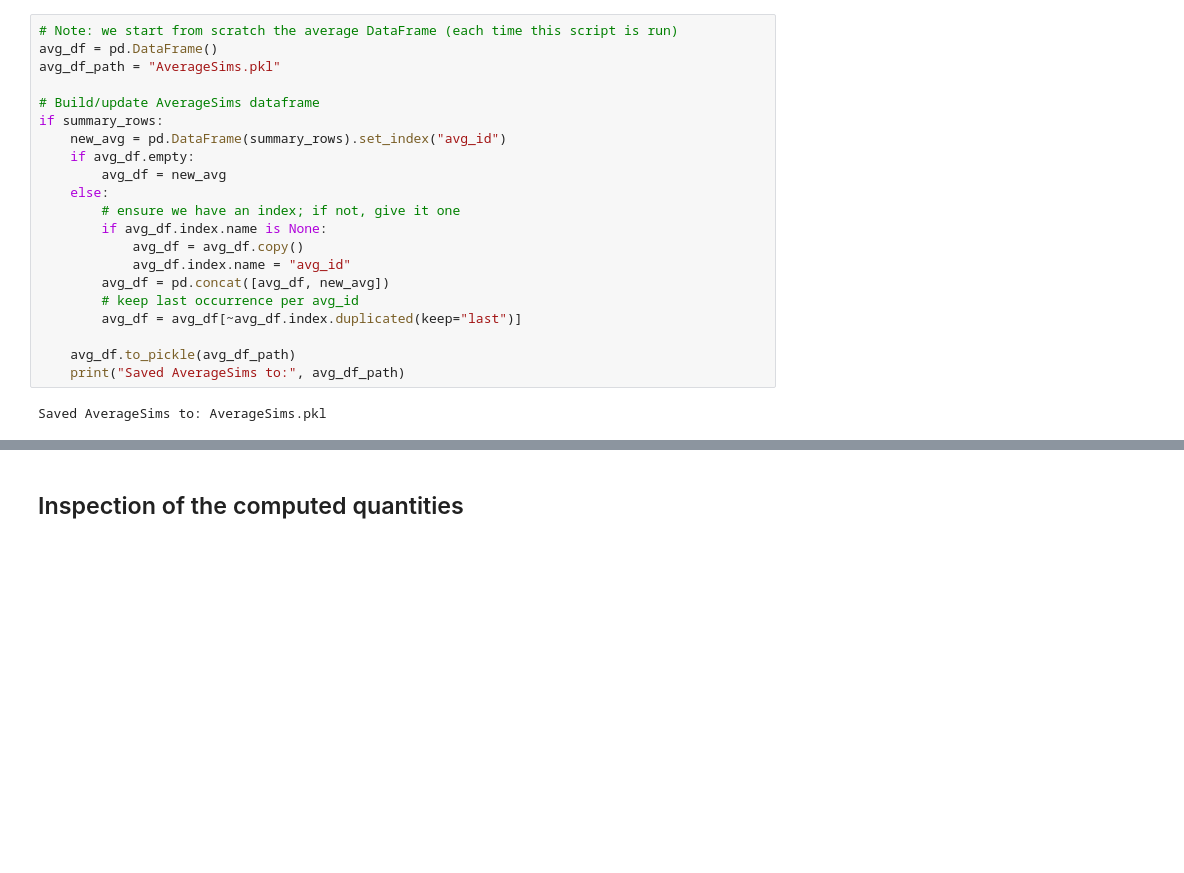
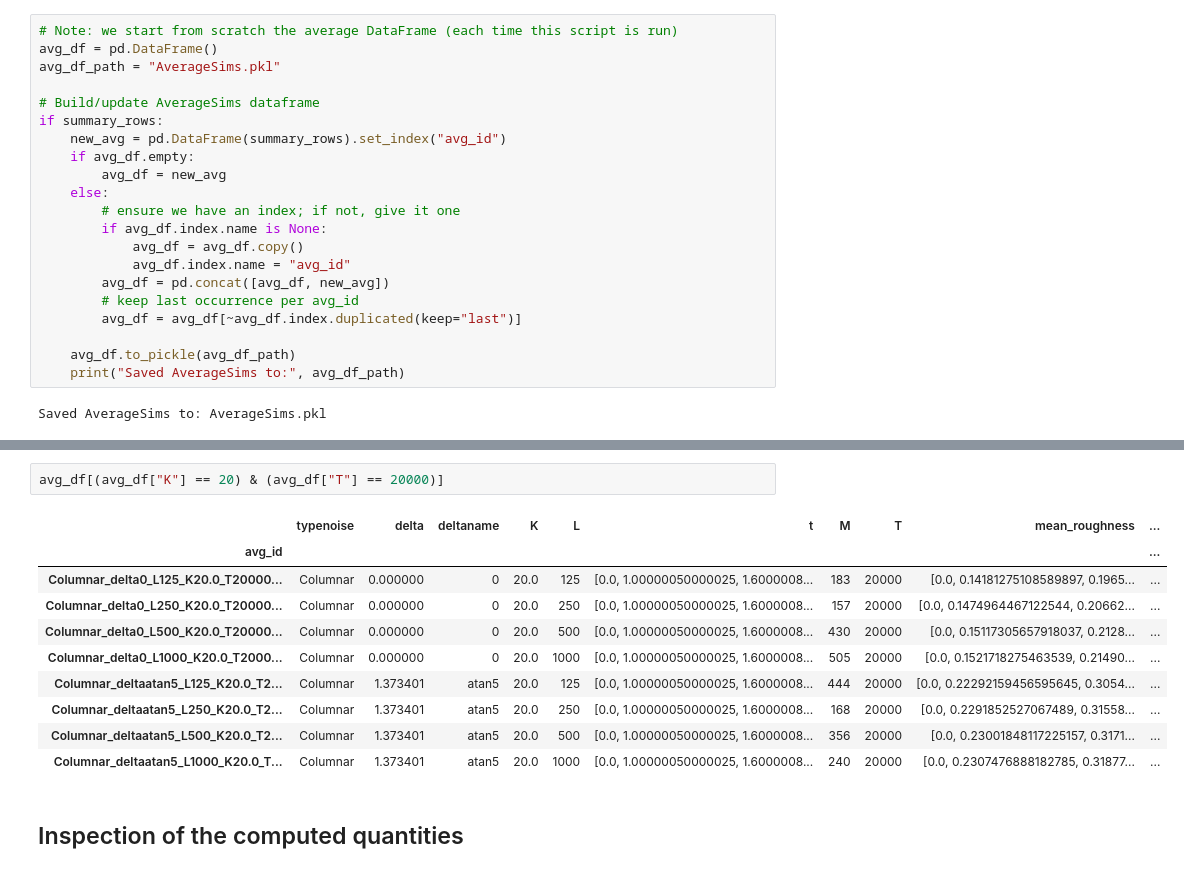
Before and after one commit to goznalo-git/RoughKuramoto, a Jupyter notebook: 2-Roughness.ipynb, the cells around one changed output, grey strips where cells are left out. Cells and saved outputs as stored; diff of their text form; blank space fills up the shorter version.

```diff
--- a/2-Roughness.ipynb
+++ b/2-Roughness.ipynb
@@ -171,3 +169,16 @@ avg_df
+# %%
+avg_df[(avg_df["K"] == 20) & (avg_df["T"] == 20000)]
+# %% [output]
+|  | typenoise | delta | deltaname | K | L | t | M | T | mean_roughness | ... |
+| avg_id |  |  |  |  |  |  |  |  |  | ... |
+| Columnar_delta0_L125_K20.0_T20000... | Columnar | 0.000000 | 0 | 20.0 | 125 | [0.0, 1.00000050000025, 1.6000008... | 183 | 20000 | [0.0, 0.14181275108589897, 0.1965... | ... |
+| Columnar_delta0_L250_K20.0_T20000... | Columnar | 0.000000 | 0 | 20.0 | 250 | [0.0, 1.00000050000025, 1.6000008... | 157 | 20000 | [0.0, 0.1474964467122544, 0.20662... | ... |
+| Columnar_delta0_L500_K20.0_T20000... | Columnar | 0.000000 | 0 | 20.0 | 500 | [0.0, 1.00000050000025, 1.6000008... | 430 | 20000 | [0.0, 0.15117305657918037, 0.2128... | ... |
+| Columnar_delta0_L1000_K20.0_T2000... | Columnar | 0.000000 | 0 | 20.0 | 1000 | [0.0, 1.00000050000025, 1.6000008... | 505 | 20000 | [0.0, 0.1521718275463539, 0.21490... | ... |
+| Columnar_deltaatan5_L125_K20.0_T2... | Columnar | 1.373401 | atan5 | 20.0 | 125 | [0.0, 1.00000050000025, 1.6000008... | 444 | 20000 | [0.0, 0.22292159456595645, 0.3054... | ... |
+| Columnar_deltaatan5_L250_K20.0_T2... | Columnar | 1.373401 | atan5 | 20.0 | 250 | [0.0, 1.00000050000025, 1.6000008... | 168 | 20000 | [0.0, 0.2291852527067489, 0.31558... | ... |
+| Columnar_deltaatan5_L500_K20.0_T2... | Columnar | 1.373401 | atan5 | 20.0 | 500 | [0.0, 1.00000050000025, 1.6000008... | 356 | 20000 | [0.0, 0.23001848117225157, 0.3171... | ... |
+| Columnar_deltaatan5_L1000_K20.0_T... | Columnar | 1.373401 | atan5 | 20.0 | 1000 | [0.0, 1.00000050000025, 1.6000008... | 240 | 20000 | [0.0, 0.2307476888182785, 0.31877... | ... |
 # %% [markdown]
 ## Inspection of the computed quantities
 # %%
```
Also changed, not shown: parts of 6 cells of this notebook, 9 other files.
